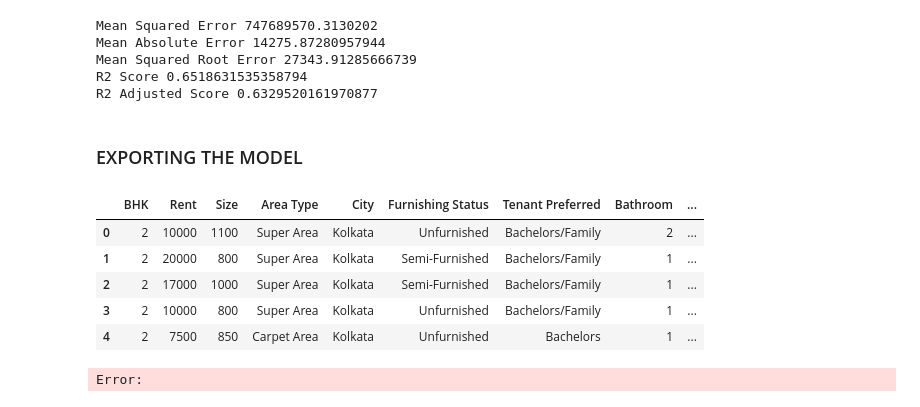
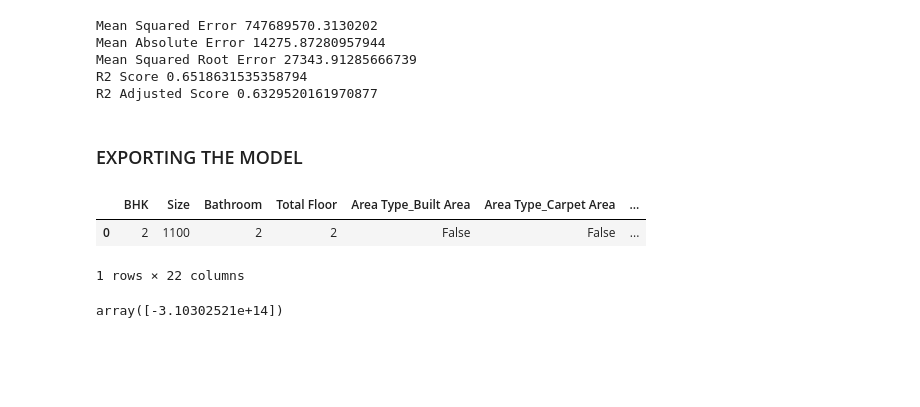
Before and after one commit to akankshaaa013/Indian-Metropolitian-City-Rent-Prediction, a Jupyter notebook: Polynomial_Regression.ipynb, the cells around one changed output. Saved outputs shown, nothing was run; the diff lists cells and outputs as text; code cells hidden in the pictures; blank space fills up the shorter version.

```diff
--- a/Polynomial_Regression.ipynb
+++ b/Polynomial_Regression.ipynb
@@ -486,14 +494,19 @@ pickle.dump(lin_reg, open("regmodel.pkl",'wb'))
 # %%
 pickled_model = pickle.load(open('regmodel.pkl','rb'))
 # %%
-df2.head()
+scalar = pickle.load(open('scaler.pkl','rb'))
+regression = pickle.load(open('regmodel.pkl','rb'))
+poly_transformation = pickle.load(open('poly_regs.pkl','rb'))
+dummy_df = pickle.load(open('dummy_df.pkl','rb'))
-# %% [output]
-|  | BHK | Rent | Size | Area Type | City | Furnishing Status | Tenant Preferred | Bathroom | ... |
-| 0 | 2 | 10000 | 1100 | Super Area | Kolkata | Unfurnished | Bachelors/Family | 2 | ... |
-| 1 | 2 | 20000 | 800 | Super Area | Kolkata | Semi-Furnished | Bachelors/Family | 1 | ... |
-| 2 | 2 | 17000 | 1000 | Super Area | Kolkata | Semi-Furnished | Bachelors/Family | 1 | ... |
-| 3 | 2 | 10000 | 800 | Super Area | Kolkata | Unfurnished | Bachelors/Family | 1 | ... |
-| 4 | 2 | 7500 | 850 | Carpet Area | Kolkata | Unfurnished | Bachelors | 1 | ... |
 # %%
+input = [1,480,'Carpet Area','Mumbai','Semi-Furnished','Bachelors',1,'Contact Owner',4]
+cols = ['BHK', 'Size', 'Area Type', 'City', 'Furnishing Status', 'Tenant Preffered', 'Bathroom', 'Point of Contact', 'Total Floor']
-# %% [output]
-Error:
+# %%
+df_new = pd.DataFrame([input], columns=cols)
+df_new = pd.get_dummies(df_new)
+
+# X.head(1)
+# %% [output]
+|  | BHK | Size | Bathroom | Total Floor | Area Type_Built Area | Area Type_Carpet Area | ... |
+| 0 | 2 | 1100 | 2 | 2 | False | False | ... |
+1 rows × 22 columns
@@ -499,0 +515,7 @@ Error:
+# %%
+df_new_scaled = scaler.transform(df_new)
+x_poly_new = poly_regs.transform(df_new_scaled)
+prediction = lin_reg.predict(x_poly_new)
+prediction
+# %% [output]
+array([-3.10302521e+14])
```
Also changed, not shown: parts of 3 cells of this notebook, 3 other files.
